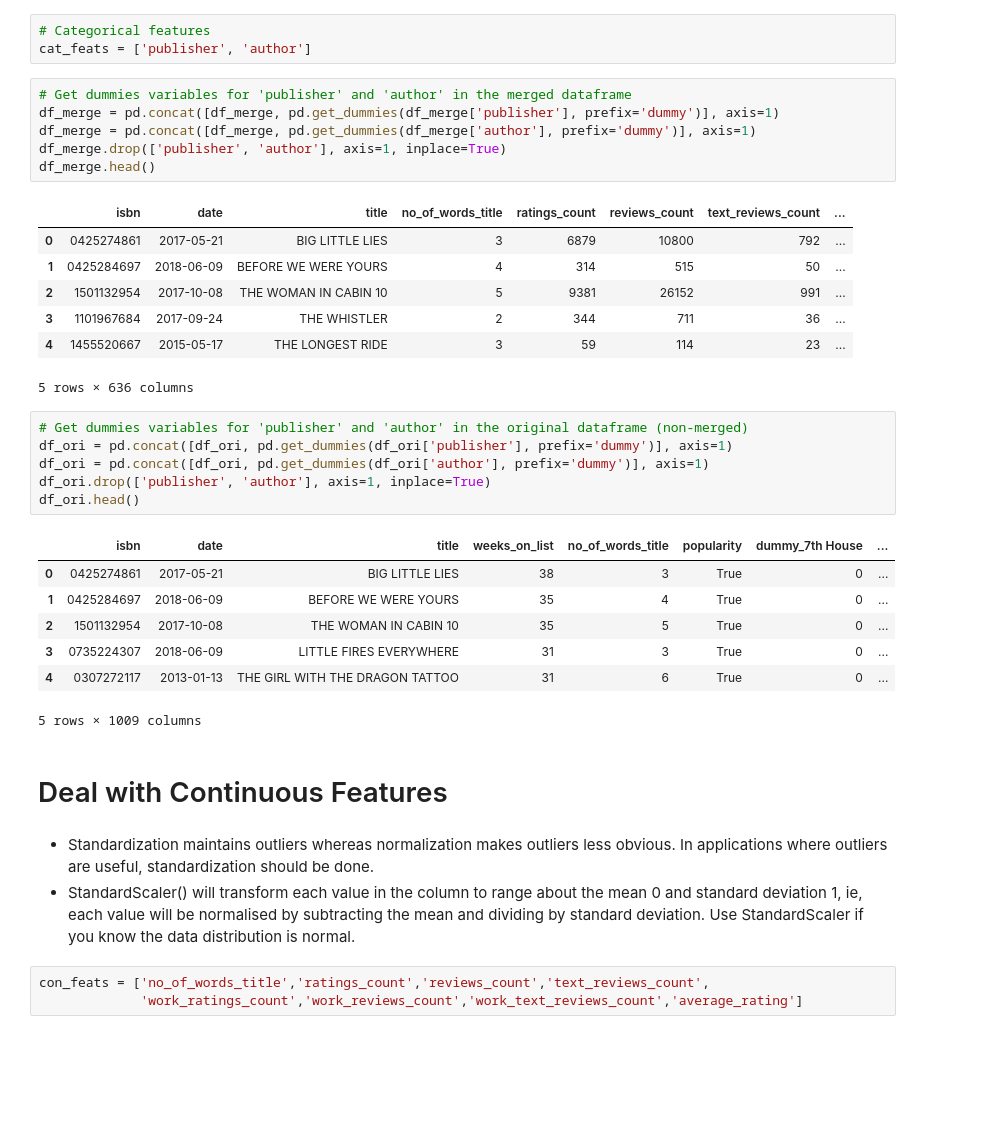
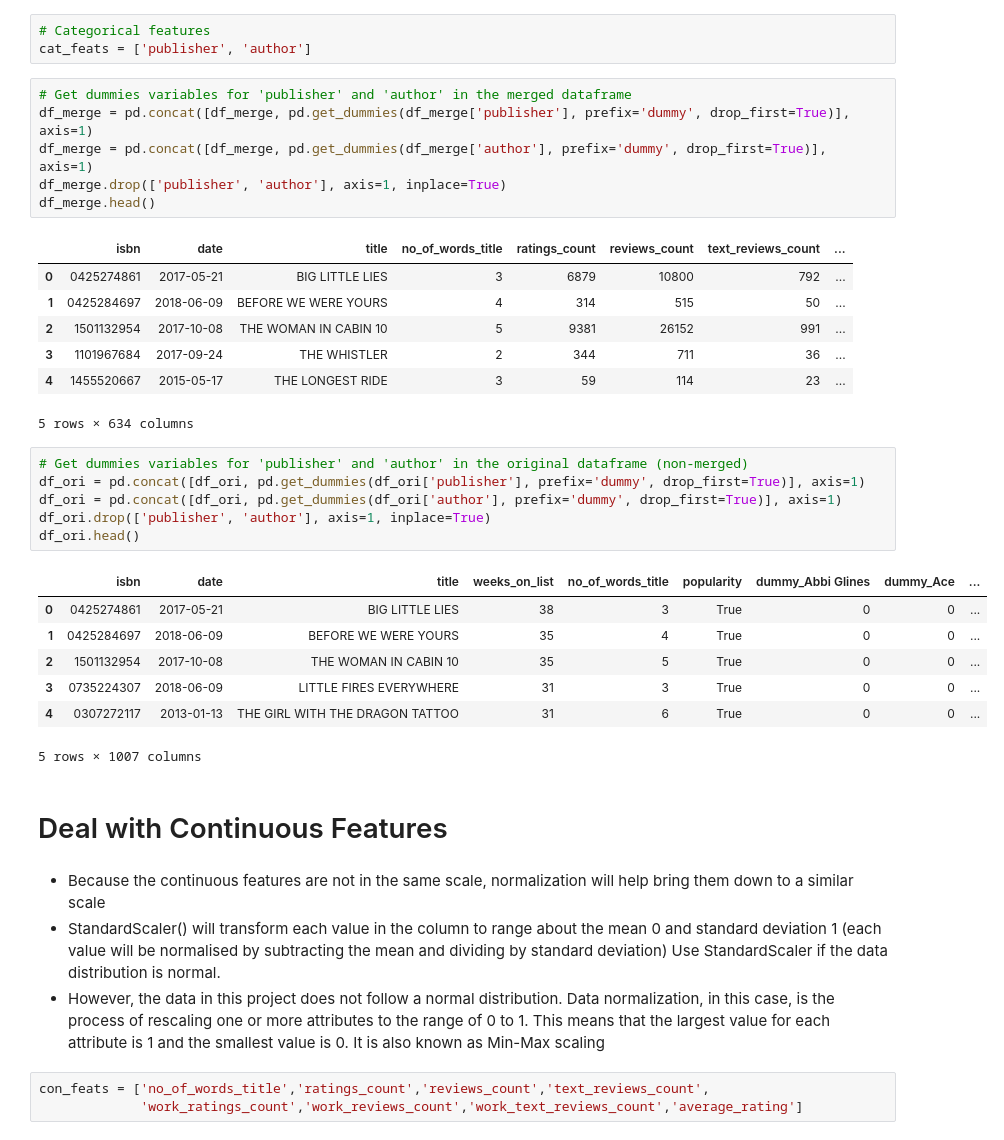
Before and after one commit to linhmai19/capstone_project, a Jupyter notebook: eda_clf_modeling.ipynb, the cells around one changed output. Saved outputs shown, nothing was run; the diff lists cells and outputs as text; blank space fills up the shorter version.

```diff
--- a/eda_clf_modeling.ipynb
+++ b/eda_clf_modeling.ipynb
@@ -563,8 +563,8 @@ The categorical features in this dataset are not ordinal. In addition, the numbe
 cat_feats = ['publisher', 'author']
 # %%
 # Get dummies variables for 'publisher' and 'author' in the merged dataframe
-df_merge = pd.concat([df_merge, pd.get_dummies(df_merge['publisher'], prefix='dummy')], axis=1)
-df_merge = pd.concat([df_merge, pd.get_dummies(df_merge['author'], prefix='dummy')], axis=1)
+df_merge = pd.concat([df_merge, pd.get_dummies(df_merge['publisher'], prefix='dummy', drop_first=True)], axis=1)
+df_merge = pd.concat([df_merge, pd.get_dummies(df_merge['author'], prefix='dummy', drop_first=True)], axis=1)
 df_merge.drop(['publisher', 'author'], axis=1, inplace=True)
 df_merge.head()
 # %% [output]
@@ -574,26 +574,27 @@ df_merge.head()
 | 2 | 1501132954 | 2017-10-08 | THE WOMAN IN CABIN 10 | 5 | 9381 | 26152 | 991 | ... |
 | 3 | 1101967684 | 2017-09-24 | THE WHISTLER | 2 | 344 | 711 | 36 | ... |
 | 4 | 1455520667 | 2015-05-17 | THE LONGEST RIDE | 3 | 59 | 114 | 23 | ... |
-5 rows × 636 columns
+5 rows × 634 columns
 # %%
 # Get dummies variables for 'publisher' and 'author' in the original dataframe (non-merged)
-df_ori = pd.concat([df_ori, pd.get_dummies(df_ori['publisher'], prefix='dummy')], axis=1)
-df_ori = pd.concat([df_ori, pd.get_dummies(df_ori['author'], prefix='dummy')], axis=1)
+df_ori = pd.concat([df_ori, pd.get_dummies(df_ori['publisher'], prefix='dummy', drop_first=True)], axis=1)
+df_ori = pd.concat([df_ori, pd.get_dummies(df_ori['author'], prefix='dummy', drop_first=True)], axis=1)
 df_ori.drop(['publisher', 'author'], axis=1, inplace=True)
 df_ori.head()
 # %% [output]
-|  | isbn | date | title | weeks_on_list | no_of_words_title | popularity | dummy_7th House | ... |
-| 0 | 0425274861 | 2017-05-21 | BIG LITTLE LIES | 38 | 3 | True | 0 | ... |
-| 1 | 0425284697 | 2018-06-09 | BEFORE WE WERE YOURS | 35 | 4 | True | 0 | ... |
-| 2 | 1501132954 | 2017-10-08 | THE WOMAN IN CABIN 10 | 35 | 5 | True | 0 | ... |
-| 3 | 0735224307 | 2018-06-09 | LITTLE FIRES EVERYWHERE | 31 | 3 | True | 0 | ... |
-| 4 | 0307272117 | 2013-01-13 | THE GIRL WITH THE DRAGON TATTOO | 31 | 6 | True | 0 | ... |
+|  | isbn | date | title | weeks_on_list | no_of_words_title | popularity | dummy_Abbi Glines | dummy_Ace | ... |
+| 0 | 0425274861 | 2017-05-21 | BIG LITTLE LIES | 38 | 3 | True | 0 | 0 | ... |
+| 1 | 0425284697 | 2018-06-09 | BEFORE WE WERE YOURS | 35 | 4 | True | 0 | 0 | ... |
+| 2 | 1501132954 | 2017-10-08 | THE WOMAN IN CABIN 10 | 35 | 5 | True | 0 | 0 | ... |
+| 3 | 0735224307 | 2018-06-09 | LITTLE FIRES EVERYWHERE | 31 | 3 | True | 0 | 0 | ... |
+| 4 | 0307272117 | 2013-01-13 | THE GIRL WITH THE DRAGON TATTOO | 31 | 6 | True | 0 | 0 | ... |
-5 rows × 1009 columns
+5 rows × 1007 columns
 # %% [markdown]
 # Deal with Continuous Features
 # %% [markdown]
-* Standardization maintains outliers whereas normalization makes outliers less obvious. In applications where outliers are useful, standardization should be done.
-* StandardScaler() will transform each value in the column to range about the mean 0 and standard deviation 1, ie, each value will be normalised by subtracting the mean and dividing by standard deviation. Use StandardScaler if you know the data distribution is normal.
+* Because the continuous features are not in the same scale, normalization will help bring them down to a similar scale
+* StandardScaler() will transform each value in the column to range about the mean 0 and standard deviation 1 (each value will be normalised by subtracting the mean and dividing by standard deviation) Use StandardScaler if the data distribution is normal.
+* However, the data in this project does not follow a normal distribution. Data normalization, in this case, is the process of rescaling one or more attributes to the range of 0 to 1. This means that the largest value for each attribute is 1 and the smallest value is 0. It is also known as Min-Max scaling
 # %%
 con_feats = ['no_of_words_title','ratings_count','reviews_count','text_reviews_count',
              'work_ratings_count','work_reviews_count','work_text_reviews_count','average_rating']
```
Also changed, not shown: parts of 44 cells of this notebook.
